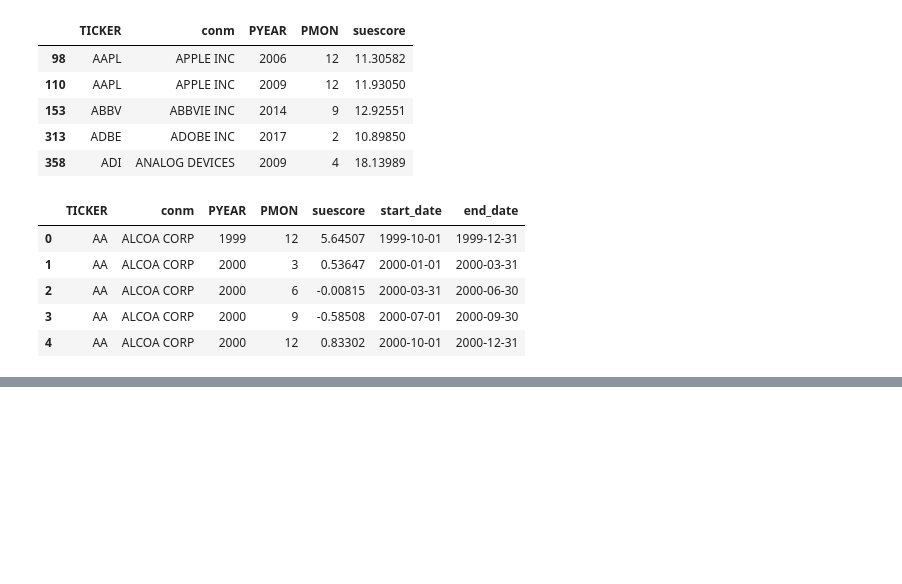
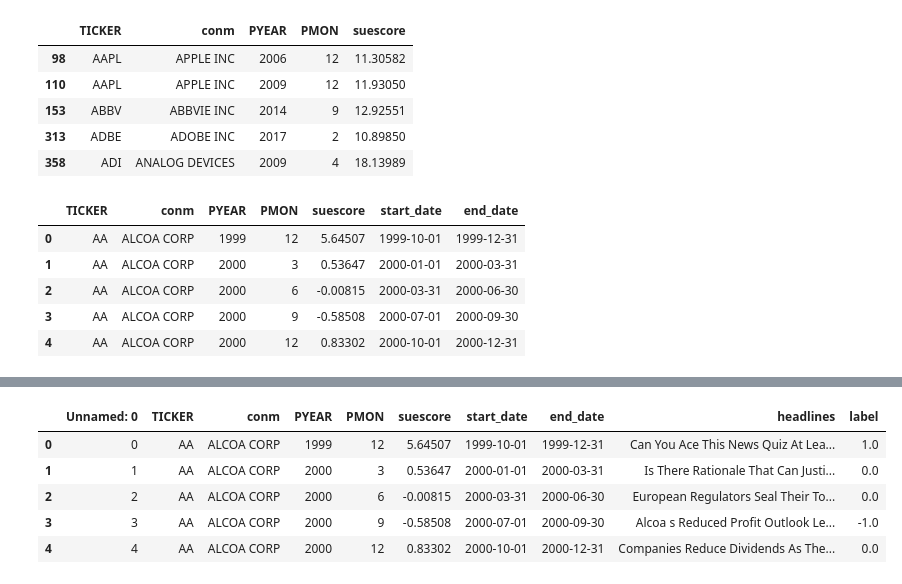
Before and after one commit to zheningliu/TDI, a Jupyter notebook: Capstone/project_main.ipynb, the cells around one changed output, grey strips where cells are left out. Cells and saved outputs as stored; diff of their text form; code cells hidden in the pictures; blank space fills up the shorter version.

```diff
--- a/Capstone/project_main.ipynb
+++ b/Capstone/project_main.ipynb
@@ -245,0 +234,12 @@ KeyboardInterrupt:
+# %%
+# unit test
+text = "Can You Ace This News Quiz?At Least It's Y2K-Compliant Mining Stocks, \
+        Metals Are RecipientsOf Mutual and Equity Funds' Largess DuPont and Dow \
+        Chemical FallOn Worries About Fed's Plans Losses from InvestmentsCan Help \
+        Trim Tax Bills Tech Stocks Cool for MomentAs Dow Industrials Slide Again \
+        Stocks to Watch: American Express, Qualcomm, Apple, Sears, T-Mobile Stocks \
+        to Watch: Morgan Stanley, Alcoa, Verizon, La Quinta, Wal-Mart, Amazon, \
+        Alphabet, TiVo, BB&T 'New Economy' Stocks JoinDow Jones Industrial Average \
+        Blue Chips, Techs AdvanceIn Wake of Fed Rate Move"
+
+filter_sticky_words(text)
@@ -245,0 +248,7 @@ KeyboardInterrupt:
+# %%
+# read from cached output
+news_df = pd.read_csv("news.csv")
+news_df.loc[:, 'start_date'] = pd.to_datetime(news_df.loc[:, 'start_date'], format='%Y/%m/%d')
+news_df.loc[:, 'end_date'] = pd.to_datetime(news_df.loc[:, 'end_date'], format='%Y/%m/%d')
+news_df = news_df.dropna()
+news_df.head()
@@ -245,0 +279,22 @@ KeyboardInterrupt:
+# %%
+# separate the words concatenated between headlines
+news_df.loc[:, 'headlines'] = news_df.loc[:, 'headlines'].apply(lambda x: filter_sticky_words(x))
+# %%
+# remove punctuations
+from nltk.tokenize import RegexpTokenizer
+
+def tokenize_headline(text):
+    tokenizer = RegexpTokenizer(r'\w+')
+    token_ls = tokenizer.tokenize(text)
+    return ' '.join(token_ls)
+
+news_df.loc[:, 'headlines'] = news_df.loc[:, 'headlines'].apply(lambda x: tokenize_headline(x))
+# %%
+news_df.head()
+# %% [output]
+|  | Unnamed: 0 | TICKER | conm | PYEAR | PMON | suescore | start_date | end_date | headlines | label |
+| 0 | 0 | AA | ALCOA CORP | 1999 | 12 | 5.64507 | 1999-10-01 | 1999-12-31 | Can You Ace This News Quiz At Lea... | 1.0 |
+| 1 | 1 | AA | ALCOA CORP | 2000 | 3 | 0.53647 | 2000-01-01 | 2000-03-31 | Is There Rationale That Can Justi... | 0.0 |
+| 2 | 2 | AA | ALCOA CORP | 2000 | 6 | -0.00815 | 2000-03-31 | 2000-06-30 | European Regulators Seal Their To... | 0.0 |
+| 3 | 3 | AA | ALCOA CORP | 2000 | 9 | -0.58508 | 2000-07-01 | 2000-09-30 | Alcoa s Reduced Profit Outlook Le... | -1.0 |
+| 4 | 4 | AA | ALCOA CORP | 2000 | 12 | 0.83302 | 2000-10-01 | 2000-12-31 | Companies Reduce Dividends As The... | 0.0 |
```
Also changed, not shown: parts of 24 cells of this notebook, 12 other files.
